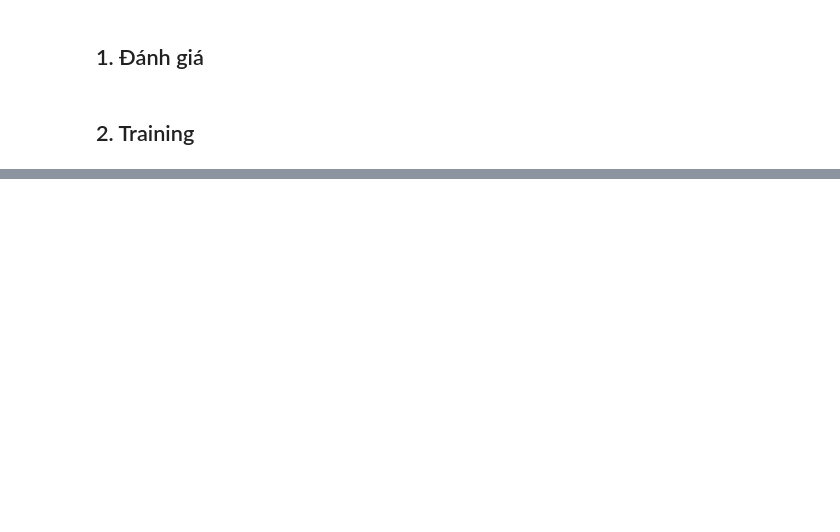
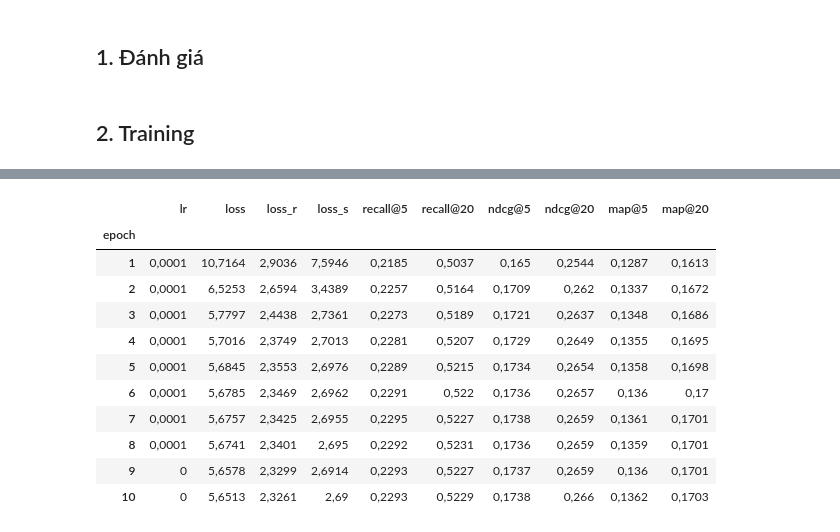
Before and after one commit to phamminh0811/next-best-product, a Jupyter notebook: next-best-product/notebooks/LightGCL.ipynb, the cells around one changed output, grey strips where cells are left out. Drawn from its saved outputs; the diff is of its cells as text; code cells hidden in the pictures; blank space fills up the shorter version.

Commit message:
feat: update methodology with time-attention and retrain model

```diff
--- a/next-best-product/notebooks/LightGCL.ipynb
+++ b/next-best-product/notebooks/LightGCL.ipynb
@@ -322,0 +269,69 @@ display(fmt_table(test_results))
+# %%
+def train_model(graph):
+    """Train LightGCL + time attention on graph: early stopping on the validation main_metric with ReduceLROnPlateau; the
+    best epoch is kept. Still improving at the epochs cap: goes on extend_epochs at a time."""
+    label = "LightGCL + time attention"
+    model = make_model(graph)
+    optimizer = torch.optim.Adam(model.parameters(), lr=cfg.lr, weight_decay=0)
+    # threshold 0: the lr drops exactly when the epoch is not marked as an improvement below
+    scheduler = torch.optim.lr_scheduler.ReduceLROnPlateau(optimizer, mode="max", factor=cfg.lr_factor,
+                                                           patience=cfg.lr_patience, threshold=0, min_lr=cfg.lr_min)
+    gen = torch.Generator(device=DEVICE).manual_seed(cfg.seed)
+    coo = graph.train_csr.tocoo()
+    edge_users = torch.as_tensor(coo.row, dtype=torch.long, device=DEVICE)
+    edge_items = torch.as_tensor(coo.col, dtype=torch.long, device=DEVICE)
+    score_fn = lightgcl_scorer(model, graph)
+    if DEVICE.type == "cuda":
+        torch.cuda.reset_peak_memory_stats(DEVICE)
+    history, best = [], {"epoch": 0, "score": -np.inf, "state": None}
+    epoch, cap = 0, cfg.epochs
+    while epoch < cap and epoch - best["epoch"] < cfg.patience:
+        epoch += 1
+        t0, lr = time.time(), optimizer.param_groups[0]["lr"]
+        loss, loss_r, loss_s = train_epoch(
+            model, optimizer, edge_users, edge_items, n_items, cfg.batch_size, gen,
+            progress=partial(tqdm, desc=f"{label} · epoch {epoch}", leave=False),
+        )
+        if not np.isfinite(loss):
+            raise FloatingPointError(f"[{label}] loss = {loss} ở epoch {epoch}")
+        train_seconds = time.time() - t0
+        val = evaluate(score_fn, val_split, graph.user_index)
+        improved = val[cfg.main_metric] > best["score"]
+        scheduler.step(val[cfg.main_metric])
+        if improved:
+            best = {"epoch": epoch, "score": val[cfg.main_metric],
+                    "state": {k: v.detach().to("cpu", copy=True) for k, v in model.state_dict().items()}}
+        history.append({"epoch": epoch, "lr": lr, "loss": loss, "loss_r": loss_r, "loss_s": loss_s,
+                        "giây train": train_seconds, **val.to_dict()})
+        print(f"[{label}] epoch {epoch:>2} | lr {lr:.0e} | loss {loss:.4f} (rec {loss_r:.4f}, cl {loss_s:.4f}) | "
+              f"val {cfg.main_metric} {val[cfg.main_metric]:.4f}{' *' if improved else ''} | {train_seconds:.0f}s train")
+        if epoch == cap and epoch - best["epoch"] < cfg.patience:
+            print(f"[{label}] chưa hội tụ ở epoch {epoch}: train tiếp {cfg.extend_epochs} epoch")
+            cap += cfg.extend_epochs
+    return SimpleNamespace(best=best, history=pd.DataFrame(history).set_index("epoch"),
+                           peak_gib=torch.cuda.max_memory_allocated(DEVICE) / 2**30 if DEVICE.type == "cuda" else np.nan)
+
+
+run_dir = PROJECT_ROOT / "data" / "runs" / cfg.run
+if (run_dir / "model.pt").is_file():
+    saved = torch.load(run_dir / "model.pt", map_location="cpu", weights_only=False)
+    train_history = pd.read_csv(run_dir / "history.csv", index_col="epoch")
+    print(f"Dùng lại model đã train trong {run_dir.relative_to(PROJECT_ROOT)}")
+else:
+    r = train_model(GRAPHS["train"])
+    saved = {"state": r.best["state"], "user_ids": GRAPHS["train"].user_index.to_numpy(),
+             "result": {"epoch tốt nhất": r.best["epoch"], f"val {cfg.main_metric}": float(r.best["score"]),
+                        "epoch đã train": len(r.history), "giây train / epoch": float(r.history["giây train"].mean()),
+                        "GPU đỉnh (GiB)": r.peak_gib}}
+    train_history = r.history
+    run_dir.mkdir(parents=True, exist_ok=True)
+    torch.save(saved, run_dir / "model.pt")
+    train_history.to_csv(run_dir / "history.csv")
+    (run_dir / "config.json").write_text(json.dumps({**vars(cfg), "result": saved["result"]}, ensure_ascii=False,
+                                                    indent=2, default=float))
+    print(f"Đã lưu tham số epoch {r.best['epoch']} vào {run_dir.relative_to(PROJECT_ROOT)}/model.pt")
+    del r
+    torch.cuda.empty_cache()
+display(fmt_table(train_history[["lr", "loss", "loss_r", "loss_s", *REPORT]]))
+display(fmt_table(pd.DataFrame({"LightGCL + time attention": saved["result"]}).T))
+# %% [output]
@@ -322,0 +349,12 @@ display(fmt_table(test_results))
+|  | lr | loss | loss_r | loss_s | recall@5 | recall@20 | ndcg@5 | ndcg@20 | map@5 | map@20 |
+| epoch |  |  |  |  |  |  |  |  |  |  |
+| 1 | 0,0001 | 10,7164 | 2,9036 | 7,5946 | 0,2185 | 0,5037 | 0,165 | 0,2544 | 0,1287 | 0,1613 |
+| 2 | 0,0001 | 6,5253 | 2,6594 | 3,4389 | 0,2257 | 0,5164 | 0,1709 | 0,262 | 0,1337 | 0,1672 |
+| 3 | 0,0001 | 5,7797 | 2,4438 | 2,7361 | 0,2273 | 0,5189 | 0,1721 | 0,2637 | 0,1348 | 0,1686 |
+| 4 | 0,0001 | 5,7016 | 2,3749 | 2,7013 | 0,2281 | 0,5207 | 0,1729 | 0,2649 | 0,1355 | 0,1695 |
+| 5 | 0,0001 | 5,6845 | 2,3553 | 2,6976 | 0,2289 | 0,5215 | 0,1734 | 0,2654 | 0,1358 | 0,1698 |
+| 6 | 0,0001 | 5,6785 | 2,3469 | 2,6962 | 0,2291 | 0,522 | 0,1736 | 0,2657 | 0,136 | 0,17 |
+| 7 | 0,0001 | 5,6757 | 2,3425 | 2,6955 | 0,2295 | 0,5227 | 0,1738 | 0,2659 | 0,1361 | 0,1701 |
+| 8 | 0,0001 | 5,6741 | 2,3401 | 2,695 | 0,2292 | 0,5231 | 0,1736 | 0,2659 | 0,1359 | 0,1701 |
+| 9 | 0 | 5,6578 | 2,3299 | 2,6914 | 0,2293 | 0,5227 | 0,1737 | 0,2659 | 0,136 | 0,1701 |
+| 10 | 0 | 5,6513 | 2,3261 | 2,69 | 0,2293 | 0,5229 | 0,1738 | 0,266 | 0,1362 | 0,1703 |
```
Also changed, not shown: parts of 15 cells of this notebook, 3 other files.
